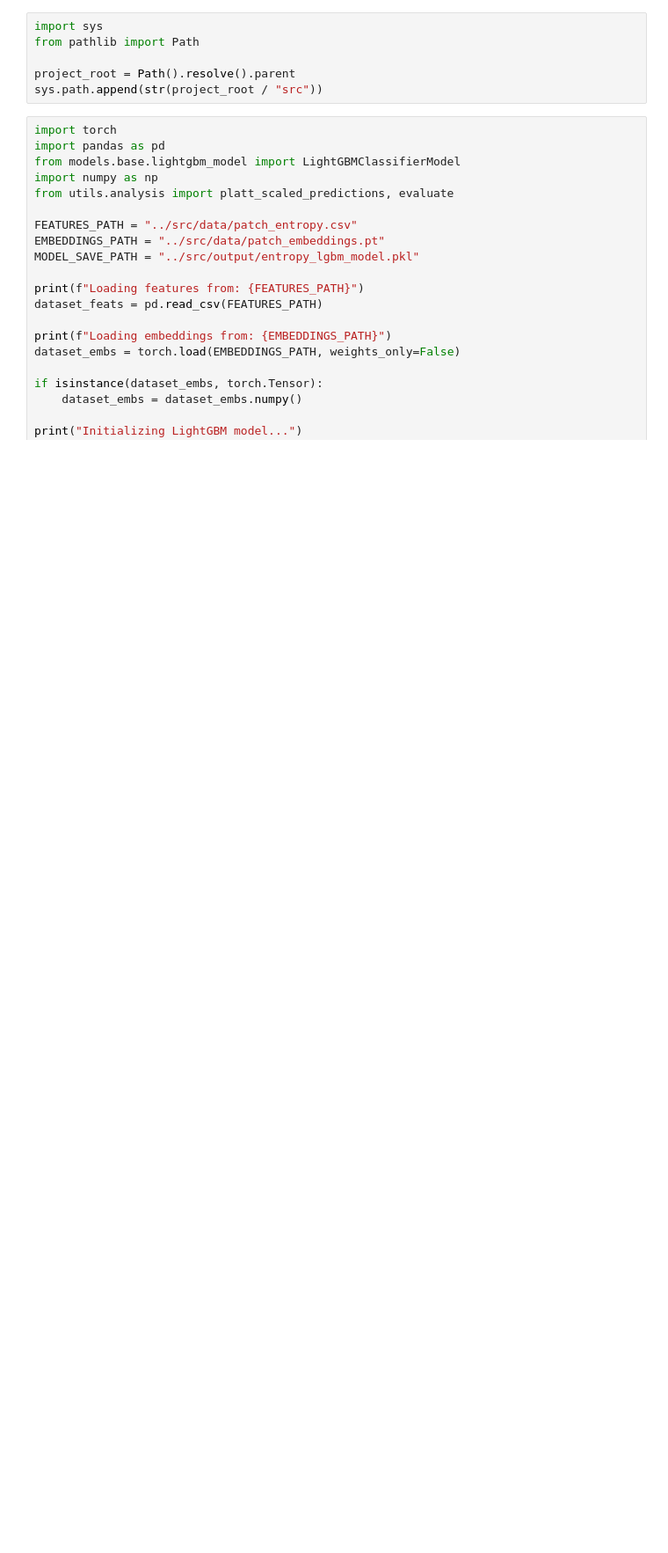
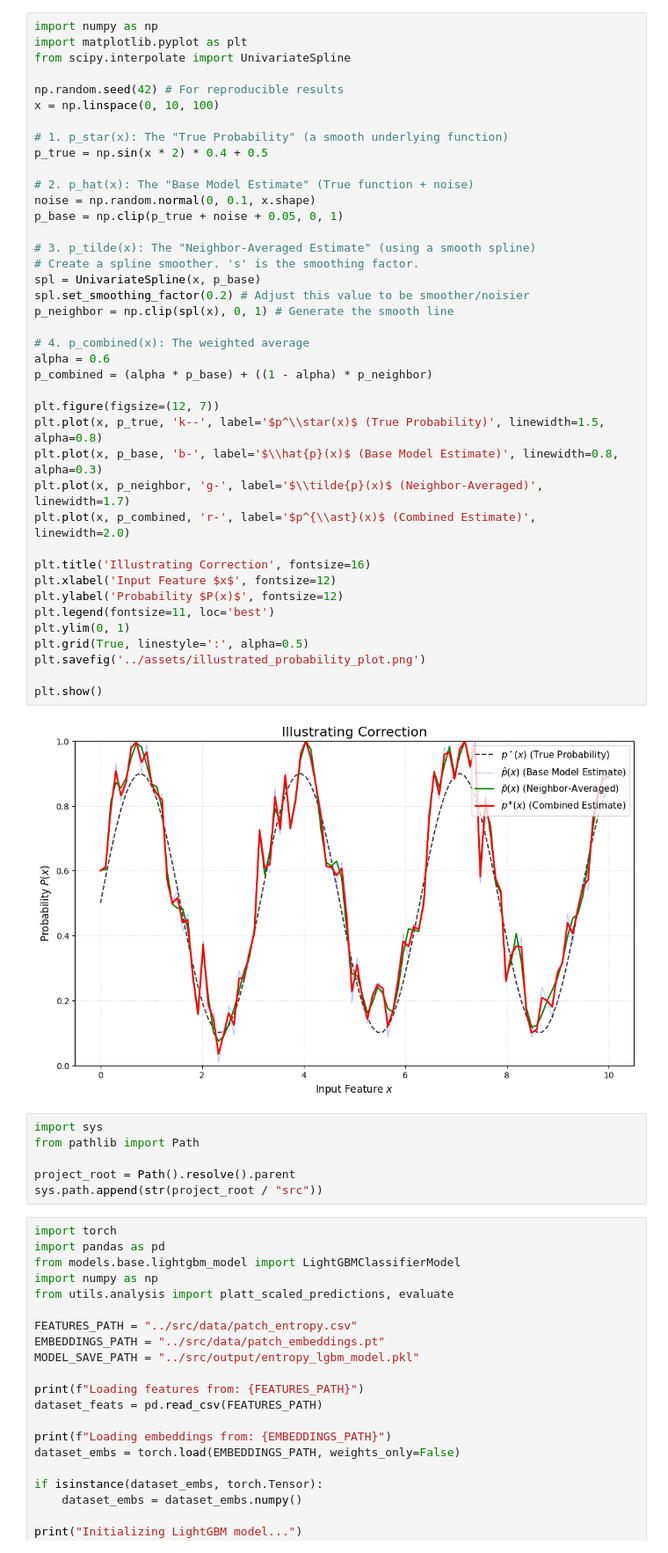
Before and after one commit to F1xedbot/PCCEntropy, a Jupyter notebook: notebooks/analysis.ipynb, the cells around one changed output. Shown: that part at 88% size. Drawn from its saved outputs; the diff is of its cells as text; blank space fills up the shorter version.

```diff
--- a/notebooks/analysis.ipynb
+++ b/notebooks/analysis.ipynb
@@ -1,3 +1,45 @@
+# %%
+import numpy as np
+import matplotlib.pyplot as plt
+from scipy.interpolate import UnivariateSpline
+
+np.random.seed(42) # For reproducible results
+x = np.linspace(0, 10, 100)
+
+# 1. p_star(x): The "True Probability" (a smooth underlying function)
+p_true = np.sin(x * 2) * 0.4 + 0.5
+
+# 2. p_hat(x): The "Base Model Estimate" (True function + noise)
+noise = np.random.normal(0, 0.1, x.shape)
+p_base = np.clip(p_true + noise + 0.05, 0, 1)
+
+# 3. p_tilde(x): The "Neighbor-Averaged Estimate" (using a smooth spline)
+# Create a spline smoother. 's' is the smoothing factor.
+spl = UnivariateSpline(x, p_base)
+spl.set_smoothing_factor(0.2) # Adjust this value to be smoother/noisier
+p_neighbor = np.clip(spl(x), 0, 1) # Generate the smooth line
+
+# 4. p_combined(x): The weighted average
+alpha = 0.6
+p_combined = (alpha * p_base) + ((1 - alpha) * p_neighbor)
+
+plt.figure(figsize=(12, 7))
+plt.plot(x, p_true, 'k--', label='$p^\\star(x)$ (True Probability)', linewidth=1.5, alpha=0.8)
+plt.plot(x, p_base, 'b-', label='$\\hat{p}(x)$ (Base Model Estimate)', linewidth=0.8, alpha=0.3)
+plt.plot(x, p_neighbor, 'g-', label='$\\tilde{p}(x)$ (Neighbor-Averaged)', linewidth=1.7)
+plt.plot(x, p_combined, 'r-', label='$p^{\\ast}(x)$ (Combined Estimate)', linewidth=2.0)
+
+plt.title('Illustrating Correction', fontsize=16)
+plt.xlabel('Input Feature $x$', fontsize=12)
+plt.ylabel('Probability $P(x)$', fontsize=12)
+plt.legend(fontsize=11, loc='best')
+plt.ylim(0, 1)
+plt.grid(True, linestyle=':', alpha=0.5)
+plt.savefig('../assets/illustrated_probability_plot.png')
+
+plt.show()
+# %% [output]
+[figure, added]
 # %%
 import sys
 from pathlib import Path
```
Also changed, not shown: parts of 6 cells of this notebook.
